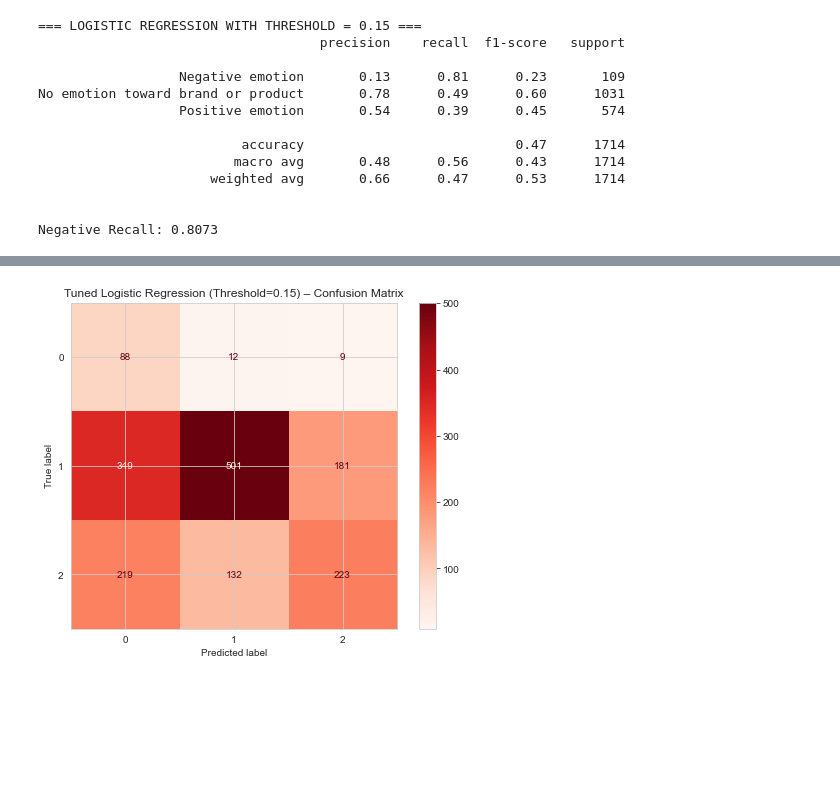
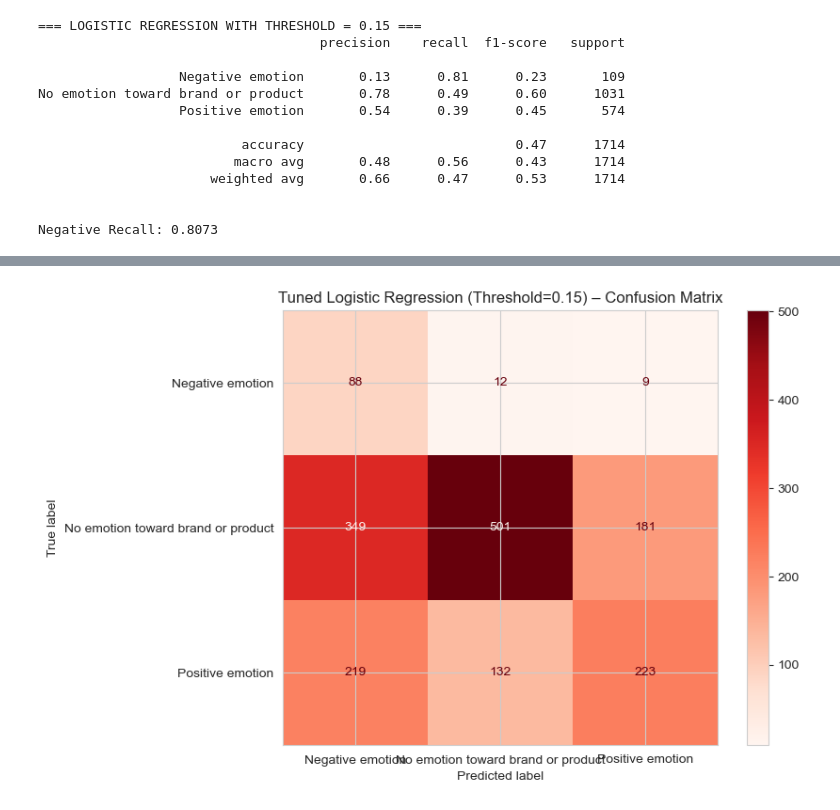
Before and after one commit to Dahir-ke/Group4-Sentiment-Analysis-, a Jupyter notebook: Notebook.ipynb, the cells around one changed output, grey strips where cells are left out. Saved outputs shown, nothing was run; the diff lists cells and outputs as text; code cells hidden in the pictures; blank space fills up the shorter version.

```diff
--- a/Notebook.ipynb
+++ b/Notebook.ipynb
@@ -402,14 +382,8 @@ Note: you may need to restart the kernel to use updated packages.Requirement alr
-# %%
-
-from sklearn.metrics import confusion_matrix, ConfusionMatrixDisplay
-
-cm = confusion_matrix(y_test, high_recall_preds)
-
-fig, ax = plt.subplots(figsize=(8, 6))
-disp = ConfusionMatrixDisplay(confusion_matrix=cm)
-disp.plot(cmap='Reds', ax=ax)
-
-plt.title('Tuned Logistic Regression (Threshold=0.15) – Confusion Matrix')
-plt.show()
-# %% [output]
-[figure, removed]
+# %%
+# Confusion Matrix for the tuned model
+fig, ax = plt.subplots(figsize=(8, 6))
+ConfusionMatrixDisplay.from_predictions(y_test, high_recall_preds, cmap='Reds', ax=ax)
+plt.title('Tuned Logistic Regression (Threshold=0.15) – Confusion Matrix')
+plt.show()
+# %% [output]
+[figure, added]
```
Also changed, not shown: parts of 13 cells of this notebook, 5 other files.
